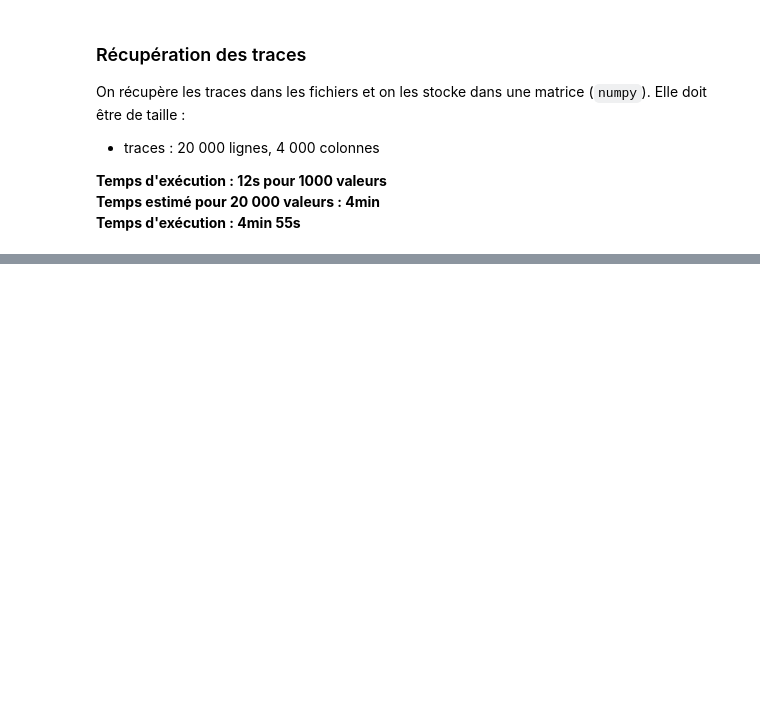
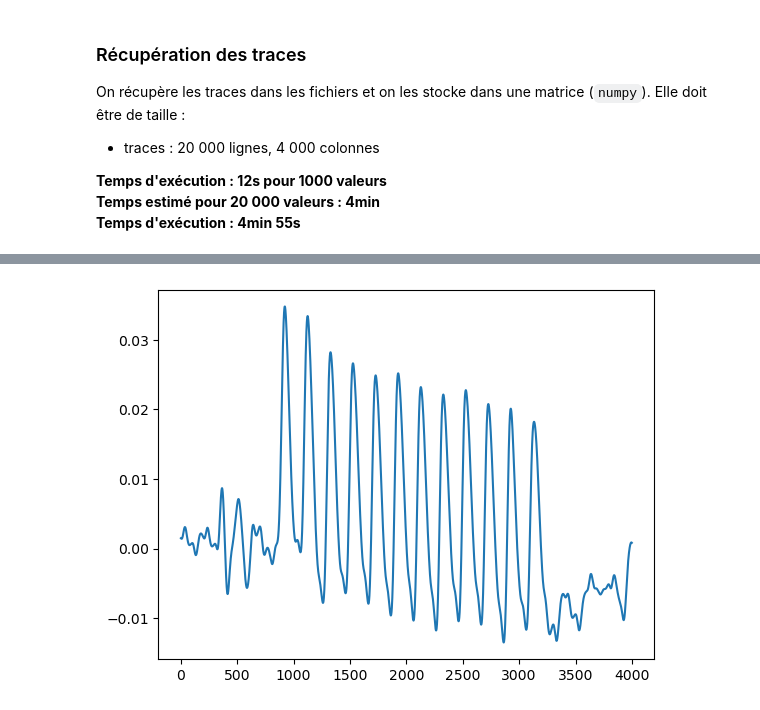
Before and after one commit to LBF38/Projet-EMA, a Jupyter notebook: projet_EMA.ipynb, the cells around one changed output, grey strips where cells are left out. Saved outputs shown, nothing was run; the diff lists cells and outputs as text; code cells hidden in the pictures; blank space fills up the shorter version.

```diff
--- a/projet_EMA.ipynb
+++ b/projet_EMA.ipynb
@@ -141,0 +146,6 @@ UserWarning: Distributing <class 'NoneType'> object. This may take some time.
+# %%
+traces_mean = np.mean(traces, axis=0)
+plt.plot(traces_mean)
+plt.show()
+# %% [output]
+[figure, added]
```
Also changed, not shown: parts of 11 cells of this notebook, 1 other file.
